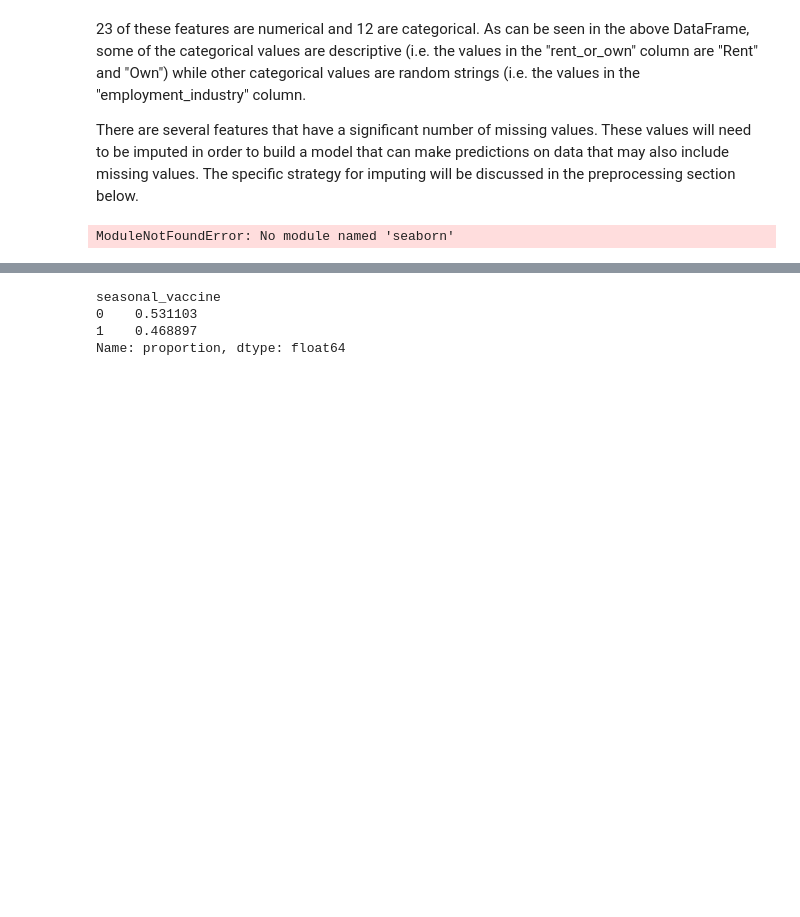
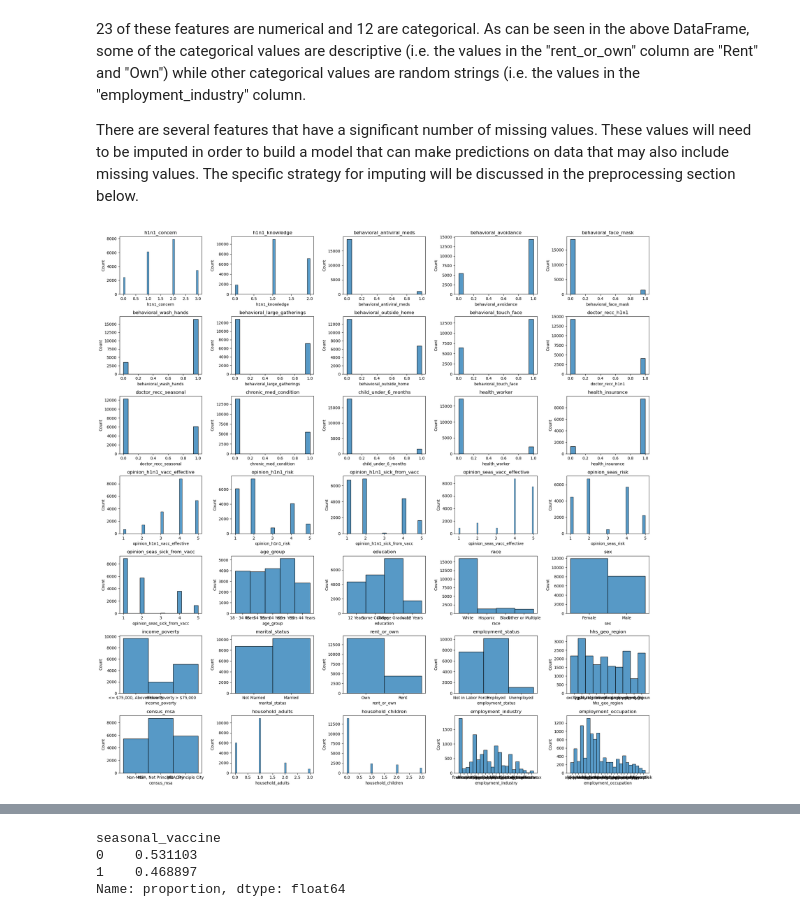
Before and after one commit to ccsurratt/seasonal_flu_vaccine_model, a Jupyter notebook: seasonal_flu_vaccine_predictive_model.ipynb, the cells around one changed output, grey strips where cells are left out. Drawn from its saved outputs; the diff is of its cells as text; code cells hidden in the pictures; blank space fills up the shorter version.

Commit message:
Finished exploratory analysis (added visualizations)

```diff
--- a/seasonal_flu_vaccine_predictive_model.ipynb
+++ b/seasonal_flu_vaccine_predictive_model.ipynb
@@ -101,10 +101,13 @@ Number of categorical columns: 12
 There are several features that have a significant number of missing values. These values will need to be imputed in order to build a model that can make predictions on data that may also include missing values. The specific strategy for imputing will be discussed in the preprocessing section below.
 # %%
 import seaborn as sns
+import matplotlib.pyplot as plt
 
-# Create the subplots
-fig, axes = plt.subplots(nrows=7, ncols=5, figsize=(12, 10))
+fig, axes = plt.subplots(nrows=7, ncols=5, figsize=(20,20))
+
 for i, column in enumerate(X_train):
-    sns.histplot(X_train, ax=axes[i // 7, i % 5]).set_title(column)
+    sns.histplot(X_train[column], ax=axes[i//5, i%5]).set_title(column)
+
+plt.tight_layout();
 # %% [output]
-ModuleNotFoundError: No module named 'seaborn'
+[figure, added]
```
Also changed, not shown: parts of 7 cells of this notebook.
